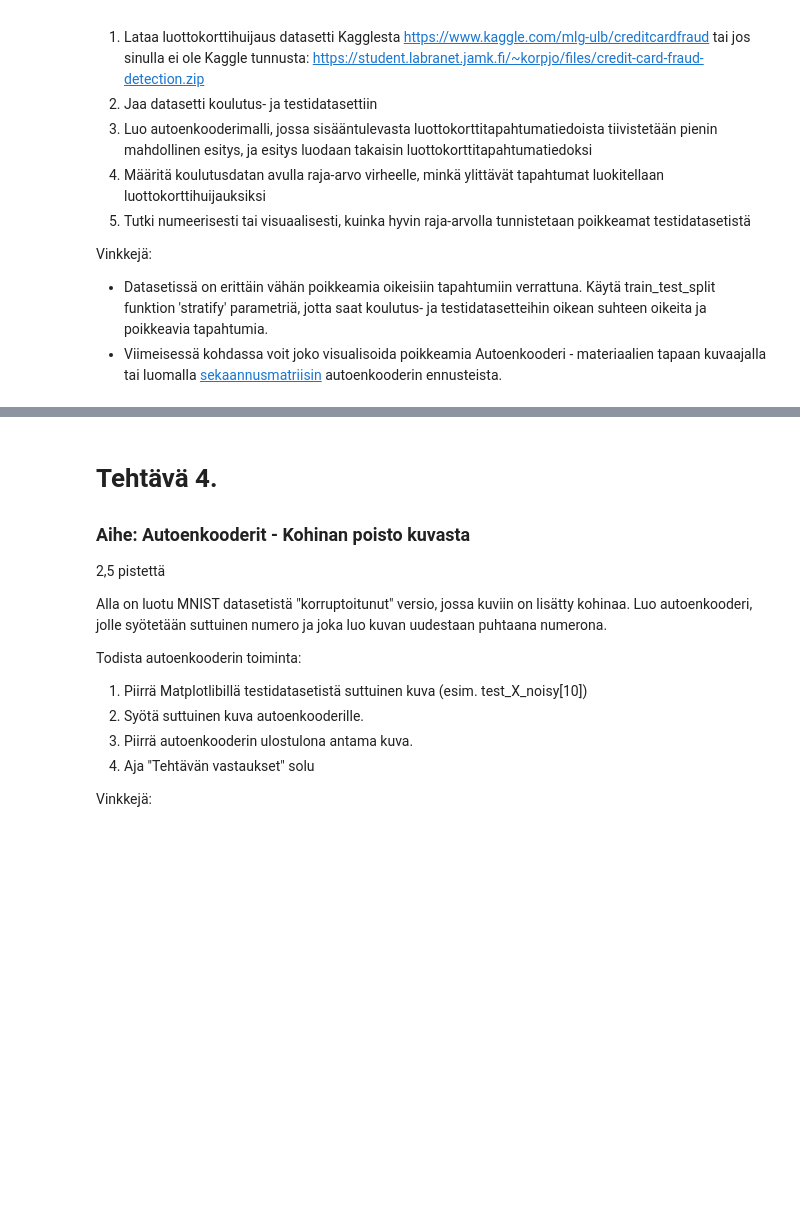
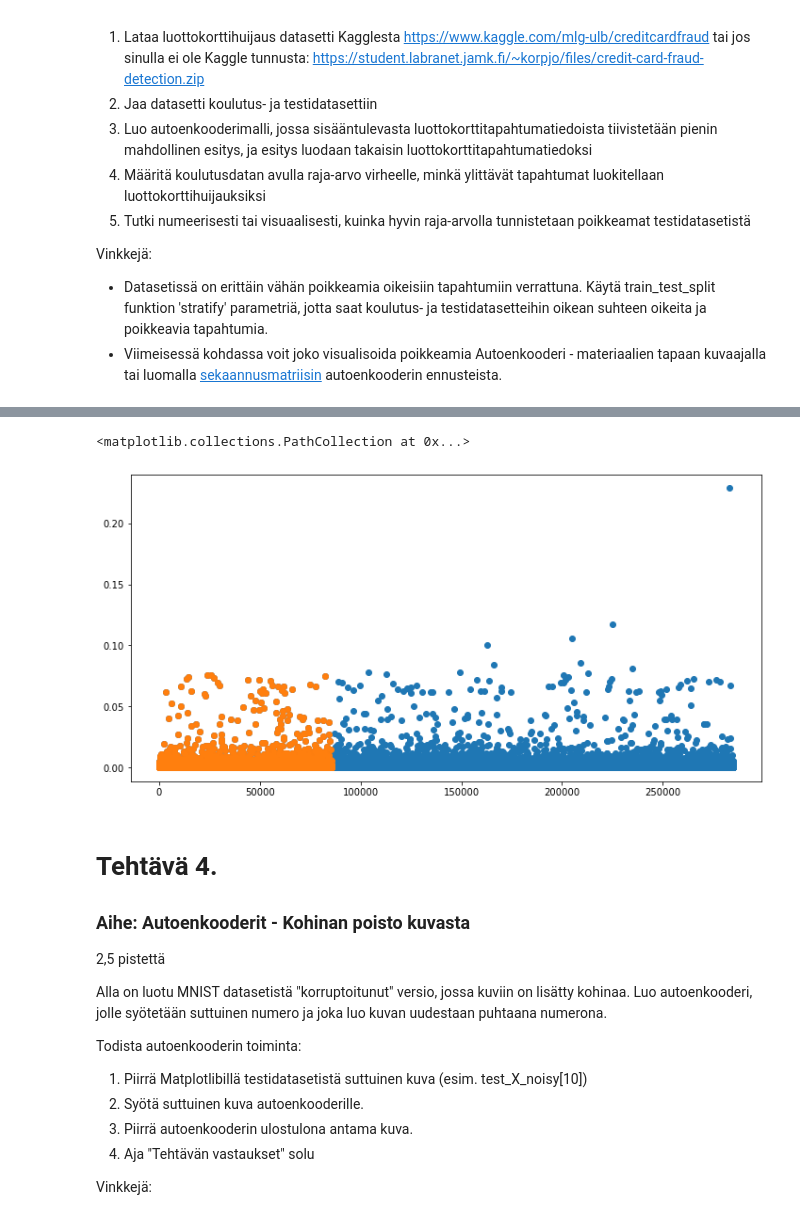
Before and after one commit to TapaniAlastalo/data_analytics, a Jupyter notebook: syvaoppiminen/tehtävät/osa3/tehtävät_osa3.ipynb, the cells around one changed output, grey strips where cells are left out. Saved outputs shown, nothing was run; the diff lists cells and outputs as text; code cells hidden in the pictures; blank space fills up the shorter version.

```diff
--- a/syvaoppiminen/tehtävät/osa3/tehtävät_osa3.ipynb
+++ b/syvaoppiminen/tehtävät/osa3/tehtävät_osa3.ipynb
@@ -70,3 +123,19 @@ Vinkkejä:
+# %%
+# Tehtävän vastaukset. Käytä visualisaatiota tai osoita numeerisesti, kuinka monta poikkeamaa neuroverkkomalli huomasi.
+import matplotlib.pyplot as plt
+test_predictions = autoencoder.predict(test)
+mse_test = np.mean((test - test_predictions)**2,axis=1)
+trained_predictions = autoencoder.predict(train)
+mse_trained = np.mean((train - trained_predictions)**2,axis=1)
+predictions_mse = np.concatenate([mse_test,mse_trained]) # Yhdistetään ennustukset yhteen taulukkoon kuvaajaa varten
+fig, ax = plt.subplots(figsize=(12,6))
+ax.scatter(range(len(predictions_mse)),predictions_mse)
+ax.scatter(range(len(mse_test)),mse_test)
+
+# 1-4 poikkeamaa / tai riippuu, miten tulkitaan ja mihin raja vedetään
+# %% [output]
+<matplotlib.collections.PathCollection at 0x...>
+[figure, added]
 # %% [markdown]
 # Tehtävä 4.
 ### Aihe: Autoenkooderit - Kohinan poisto kuvasta
```
Also changed, not shown: parts of 3 cells of this notebook, 5 other files.
